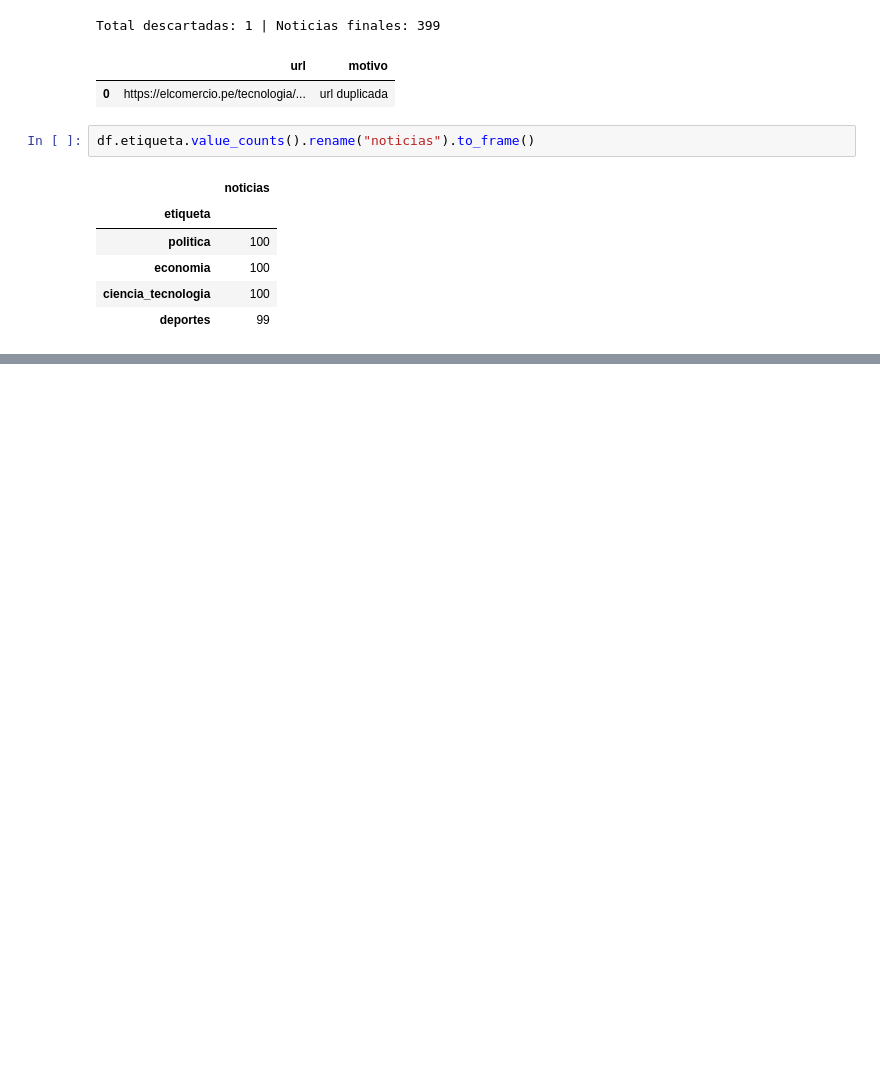
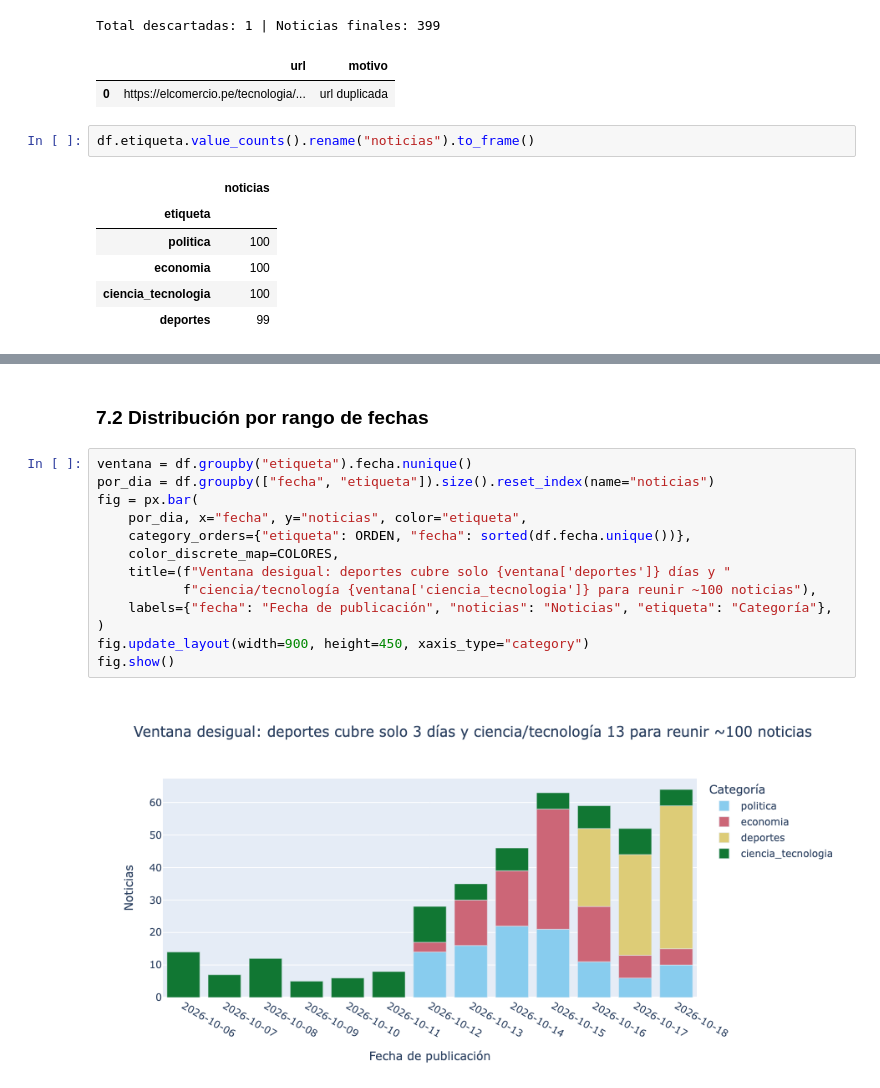
Before and after one commit to grey-d18/grey_diplomado, a Jupyter notebook: tarea_1/01_recoleccion.ipynb, the cells around one changed output, grey strips where cells are left out. Cells and saved outputs as stored; diff of their text form; blank space fills up the shorter version.

```diff
--- a/tarea_1/01_recoleccion.ipynb
+++ b/tarea_1/01_recoleccion.ipynb
@@ -457,0 +489,17 @@ df.etiqueta.value_counts().rename("noticias").to_frame()
+# %% [markdown]
+### 7.2 Distribución por rango de fechas
+# %%
+ventana = df.groupby("etiqueta").fecha.nunique()
+por_dia = df.groupby(["fecha", "etiqueta"]).size().reset_index(name="noticias")
+fig = px.bar(
+    por_dia, x="fecha", y="noticias", color="etiqueta",
+    category_orders={"etiqueta": ORDEN, "fecha": sorted(df.fecha.unique())},
+    color_discrete_map=COLORES,
+    title=(f"Ventana desigual: deportes cubre solo {ventana['deportes']} días y "
+           f"ciencia/tecnología {ventana['ciencia_tecnologia']} para reunir ~100 noticias"),
+    labels={"fecha": "Fecha de publicación", "noticias": "Noticias", "etiqueta": "Categoría"},
+)
+fig.update_layout(width=900, height=450, xaxis_type="category")
+fig.show()
+# %% [output]
+[figure, added]
```
Also changed, not shown: parts of 15 cells of this notebook, 1 other file.
